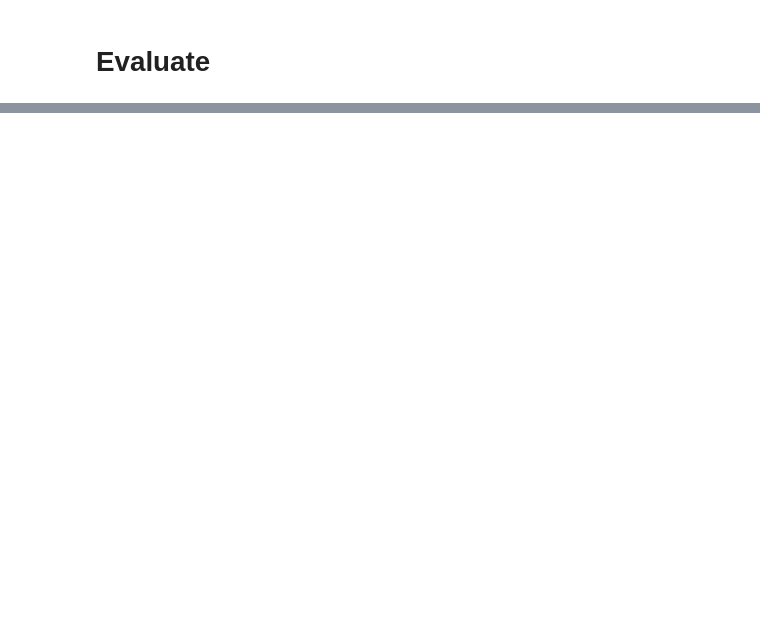
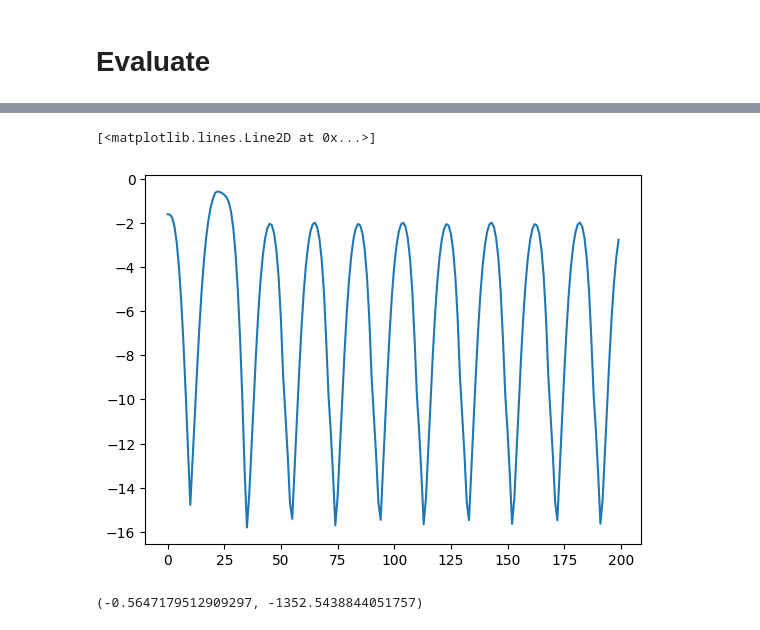
Before and after one commit to ksetrae/residual-action-prediction, a Jupyter notebook: train_and_eval.ipynb, the cells around one changed output, grey strips where cells are left out. Cells and saved outputs as stored; diff of their text form; code cells hidden in the pictures; blank space fills up the shorter version.

Commit message:
Add comparison to the expert

```diff
--- a/train_and_eval.ipynb
+++ b/train_and_eval.ipynb
@@ -89,0 +123,21 @@ rewards_np.max(), rewards_np.min()
+# %%
+from stable_baselines3 import A2C
+
+env = gym.make('Pendulum-v1', render_mode='human')
+
+expert_model = A2C.load("rl-baselines3-zoo/rl-trained-agents/a2c/Pendulum-v1_1/Pendulum-v1.zip", device='cpu')
+# %%
+rewards_expert = []
+done = False
+step_counter = 0
+obs, info = env.reset()
+
+while not done and step_counter < max_steps:
+    action, _states = expert_model.predict(observation=obs)
+    obs, reward, done, terminated, info = env.step(action)
+    rewards_expert.append(reward)
+    env.render()
+    step_counter += 1
+    if step_counter % 20 == 0:
+        print(f'step: {step_counter}')
+env.close()
@@ -89,0 +155,10 @@ rewards_np.max(), rewards_np.min()
+# %%
+rewards_expert_np = np.array(rewards_expert)
+plt.plot(rewards_expert_np)
+# %% [output]
+[<matplotlib.lines.Line2D at 0x...>]
+[figure, added]
+# %%
+rewards_expert_np.max(), rewards_expert_np.sum()
+# %% [output]
+(-0.5647179512909297, -1352.5438844051757)
```
Also changed, not shown: parts of 10 cells of this notebook, 3 other files.
